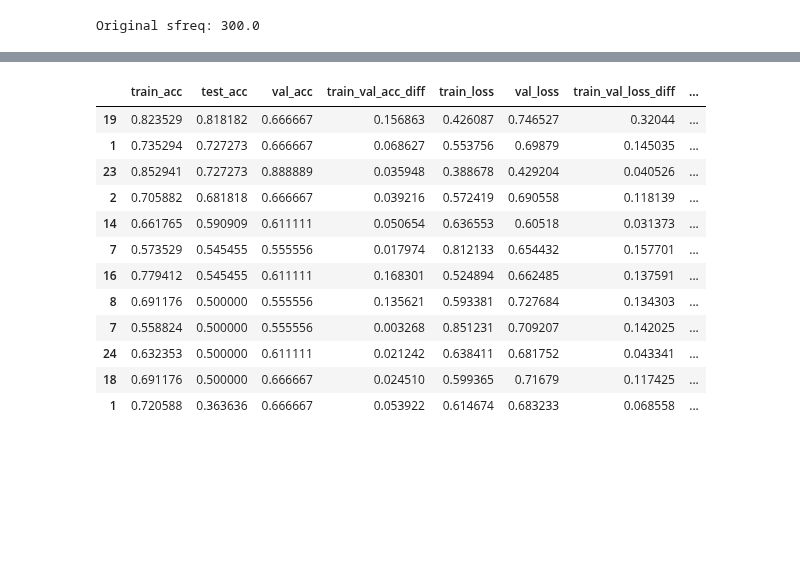
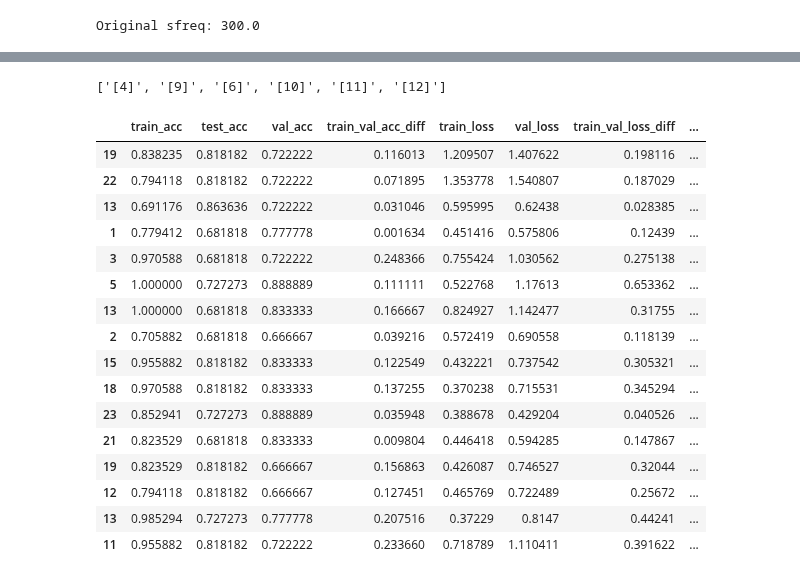
Before and after one commit to Pauligtech/PiEEG_Miniaturization, a Jupyter notebook: model_optimization_tests/generate_models_for_datasets.ipynb, the cells around one changed output, grey strips where cells are left out. Cells and saved outputs as stored; diff of their text form; code cells hidden in the pictures; blank space fills up the shorter version.

```diff
--- a/model_optimization_tests/generate_models_for_datasets.ipynb
+++ b/model_optimization_tests/generate_models_for_datasets.ipynb
@@ -248,17 +222,29 @@ display(filtered_study_trials_concat_df)
-# %%
-filtered_study_trials_concat_df.query("model_name == 'deep_conv_net'").sort_values(by="test_acc", ascending=False) #[['test_acc', 'subjects']] #.head(5)
-# %% [output]
-|  | train_acc | test_acc | val_acc | train_val_acc_diff | train_loss | val_loss | train_val_loss_diff | ... |
-| 19 | 0.823529 | 0.818182 | 0.666667 | 0.156863 | 0.426087 | 0.746527 | 0.32044 | ... |
-| 1 | 0.735294 | 0.727273 | 0.666667 | 0.068627 | 0.553756 | 0.69879 | 0.145035 | ... |
-| 23 | 0.852941 | 0.727273 | 0.888889 | 0.035948 | 0.388678 | 0.429204 | 0.040526 | ... |
-| 2 | 0.705882 | 0.681818 | 0.666667 | 0.039216 | 0.572419 | 0.690558 | 0.118139 | ... |
-| 14 | 0.661765 | 0.590909 | 0.611111 | 0.050654 | 0.636553 | 0.60518 | 0.031373 | ... |
-| 7 | 0.573529 | 0.545455 | 0.555556 | 0.017974 | 0.812133 | 0.654432 | 0.157701 | ... |
-| 16 | 0.779412 | 0.545455 | 0.611111 | 0.168301 | 0.524894 | 0.662485 | 0.137591 | ... |
-| 8 | 0.691176 | 0.500000 | 0.555556 | 0.135621 | 0.593381 | 0.727684 | 0.134303 | ... |
-| 7 | 0.558824 | 0.500000 | 0.555556 | 0.003268 | 0.851231 | 0.709207 | 0.142025 | ... |
-| 24 | 0.632353 | 0.500000 | 0.611111 | 0.021242 | 0.638411 | 0.681752 | 0.043341 | ... |
-| 18 | 0.691176 | 0.500000 | 0.666667 | 0.024510 | 0.599365 | 0.71679 | 0.117425 | ... |
-| 1 | 0.720588 | 0.363636 | 0.666667 | 0.053922 | 0.614674 | 0.683233 | 0.068558 | ... |
+# %%
+subjects_to_retain = [4, 9, 6, 10, 11, 12]
+subjects_to_retain_str = [f'[{subject}]' for subject in subjects_to_retain]
+
+rprint(subjects_to_retain_str)
+
+# Convert subjects to catagorical
+filtered_study_trials_concat_df['subjects'] = pd.Categorical(filtered_study_trials_concat_df['subjects'].astype(str))
+filtered_study_trials_concat_df.query(f"subjects in {subjects_to_retain_str} and test_acc > 0.67")
+# %% [output]
+['[4]', '[9]', '[6]', '[10]', '[11]', '[12]']
+|  | train_acc | test_acc | val_acc | train_val_acc_diff | train_loss | val_loss | train_val_loss_diff | ... |
+| 19 | 0.838235 | 0.818182 | 0.722222 | 0.116013 | 1.209507 | 1.407622 | 0.198116 | ... |
+| 22 | 0.794118 | 0.818182 | 0.722222 | 0.071895 | 1.353778 | 1.540807 | 0.187029 | ... |
+| 13 | 0.691176 | 0.863636 | 0.722222 | 0.031046 | 0.595995 | 0.62438 | 0.028385 | ... |
+| 1 | 0.779412 | 0.681818 | 0.777778 | 0.001634 | 0.451416 | 0.575806 | 0.12439 | ... |
+| 3 | 0.970588 | 0.681818 | 0.722222 | 0.248366 | 0.755424 | 1.030562 | 0.275138 | ... |
+| 5 | 1.000000 | 0.727273 | 0.888889 | 0.111111 | 0.522768 | 1.17613 | 0.653362 | ... |
+| 13 | 1.000000 | 0.681818 | 0.833333 | 0.166667 | 0.824927 | 1.142477 | 0.31755 | ... |
+| 2 | 0.705882 | 0.681818 | 0.666667 | 0.039216 | 0.572419 | 0.690558 | 0.118139 | ... |
+| 15 | 0.955882 | 0.818182 | 0.833333 | 0.122549 | 0.432221 | 0.737542 | 0.305321 | ... |
+| 18 | 0.970588 | 0.818182 | 0.833333 | 0.137255 | 0.370238 | 0.715531 | 0.345294 | ... |
+| 23 | 0.852941 | 0.727273 | 0.888889 | 0.035948 | 0.388678 | 0.429204 | 0.040526 | ... |
+| 21 | 0.823529 | 0.681818 | 0.833333 | 0.009804 | 0.446418 | 0.594285 | 0.147867 | ... |
+| 19 | 0.823529 | 0.818182 | 0.666667 | 0.156863 | 0.426087 | 0.746527 | 0.32044 | ... |
+| 12 | 0.794118 | 0.818182 | 0.666667 | 0.127451 | 0.465769 | 0.722489 | 0.25672 | ... |
+| 13 | 0.985294 | 0.727273 | 0.777778 | 0.207516 | 0.37229 | 0.8147 | 0.44241 | ... |
+| 11 | 0.955882 | 0.818182 | 0.722222 | 0.233660 | 0.718789 | 1.110411 | 0.391622 | ... |
 # %%
```
Also changed, not shown: parts of 6 cells of this notebook, 4 other files.
